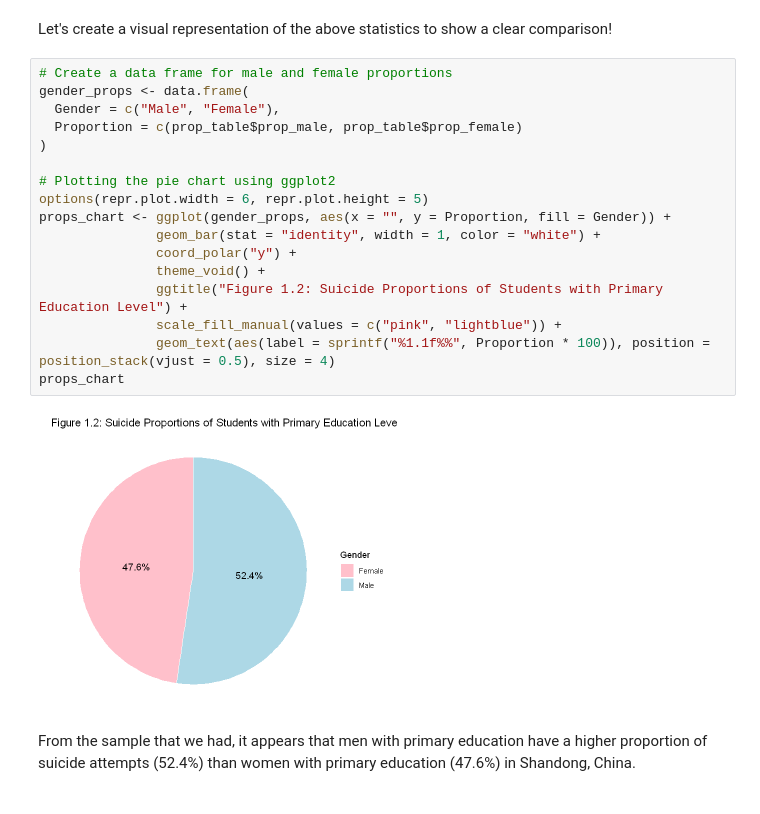
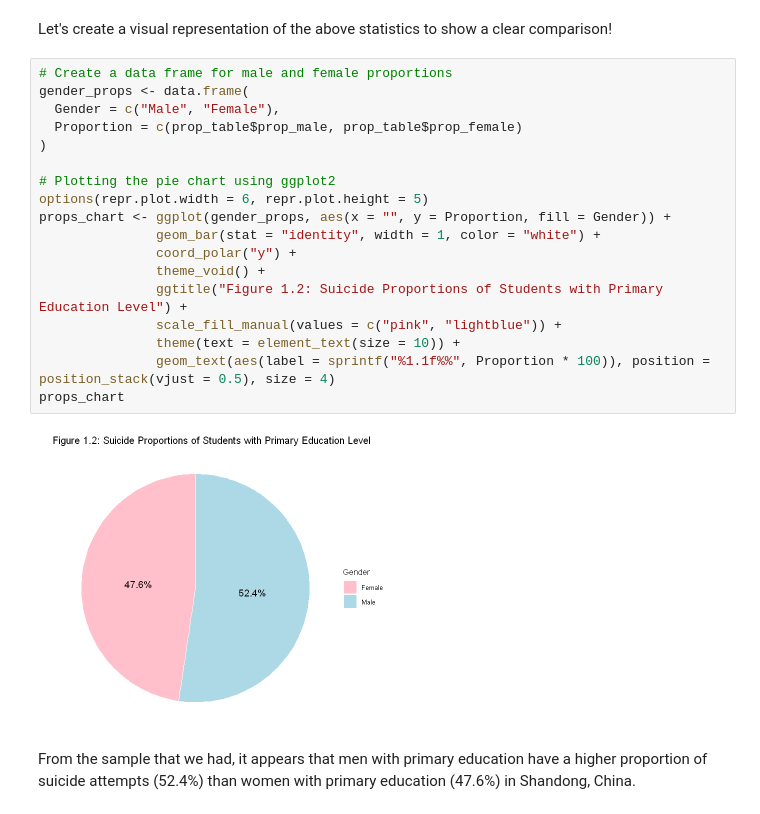
Before and after one commit to msamanthaf/stat201-inference, a Jupyter notebook: FinalReport_Group4.ipynb, the cells around one changed output. Drawn from its saved outputs; the diff is of its cells as text.

```diff
--- a/FinalReport_Group4.ipynb
+++ b/FinalReport_Group4.ipynb
@@ -178,22 +178,23 @@ Let's create a visual representation of the above statistics to show a clear com
 # %%
 # Create a data frame for male and female proportions
 gender_props <- data.frame(
   Gender = c("Male", "Female"),
   Proportion = c(prop_table$prop_male, prop_table$prop_female)
 )
 
 # Plotting the pie chart using ggplot2
 options(repr.plot.width = 6, repr.plot.height = 5)
 props_chart <- ggplot(gender_props, aes(x = "", y = Proportion, fill = Gender)) +
   			   geom_bar(stat = "identity", width = 1, color = "white") +
   			   coord_polar("y") +
   			   theme_void() +
   			   ggtitle("Figure 1.2: Suicide Proportions of Students with Primary Education Level") +
   			   scale_fill_manual(values = c("pink", "lightblue")) +
+			   theme(text = element_text(size = 10)) +
    			   geom_text(aes(label = sprintf("%1.1f%%", Proportion * 100)), position = position_stack(vjust = 0.5), size = 4)
 props_chart
 # %% [output]
-[figure, old version]
+[figure, new version]
 # %% [markdown]
 From the sample that we had, it appears that men with primary education have a higher proportion of suicide attempts (52.4%) than women with primary education (47.6%) in Shandong, China.
 # %% [markdown]
```
Also changed, not shown: parts of 3 cells of this notebook.
